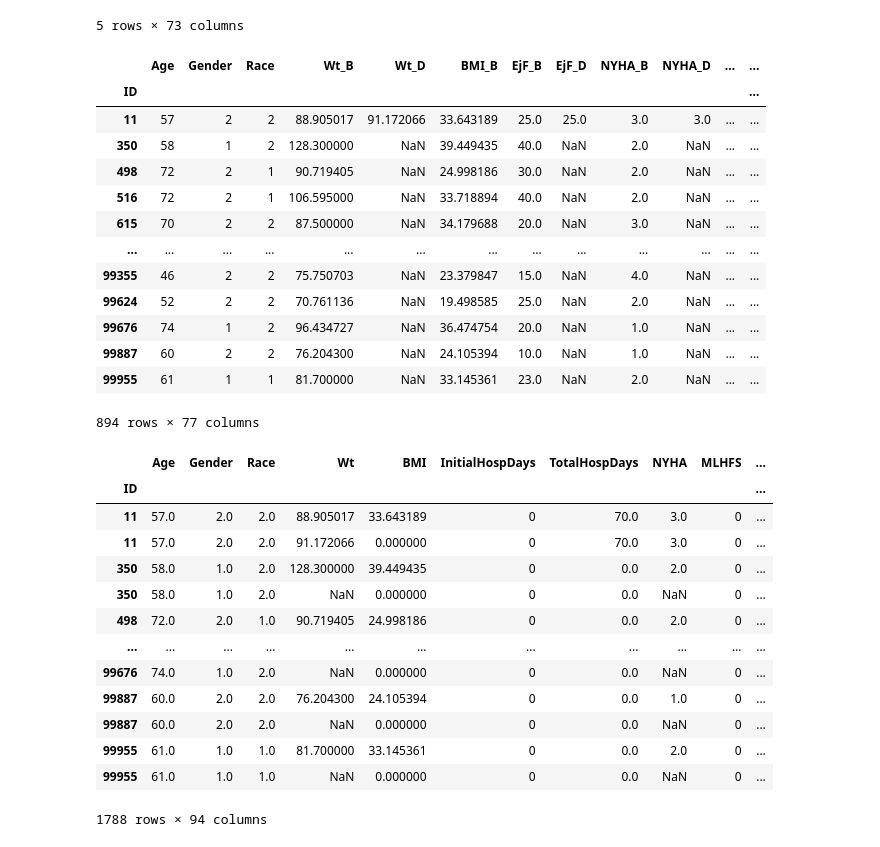
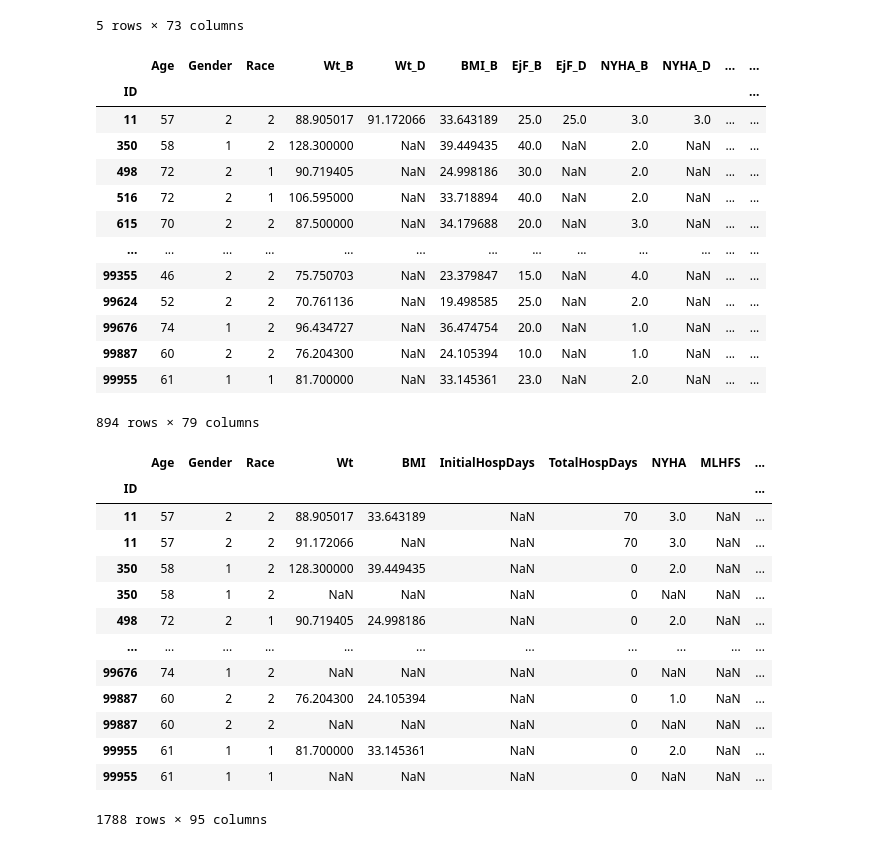
Before and after one commit to jozieLamp/CARNA, a Jupyter notebook: Risk Score Comparison/GUIDE-IT Data Preprocessing_CRS.ipynb, the cells around one changed output. Drawn from its saved outputs; the diff is of its cells as text; code cells hidden in the pictures.

```diff
--- a/Risk Score Comparison/GUIDE-IT Data Preprocessing_CRS.ipynb
+++ b/Risk Score Comparison/GUIDE-IT Data Preprocessing_CRS.ipynb
@@ -1150,6 +1150,26 @@ for idx in demog.index:
         lst.append(0)
 cohort['INOT'] = lst
 
+#resp rate
+base = []
+disch = []
+for idx in demog.index:
+    pt = exam.loc[idx]
+    try:
+        pt = pt[pt['VISIT'] == 'evBLN']
+        base.append(pt['RSVALUE'].item())
+    except:
+        base.append(None)
+
+    try:
+        pt = pt[pt['VISIT'] == 'evBLNFU']
+        disch.append(pt['RSVALUE'].item())
+    except:
+        disch.append(None)
+
+cohort['Resp_B'] = base
+cohort['Resp_D'] = disch
+
 
 cohort
 # %% [output]
@@ -1166,7 +1186,7 @@ cohort
 | 99676 | 74 | 1 | 2 | 96.434727 | NaN | 36.474754 | 20.0 | NaN | 1.0 | NaN | ... | ... |
 | 99887 | 60 | 2 | 2 | 76.204300 | NaN | 24.105394 | 10.0 | NaN | 1.0 | NaN | ... | ... |
 | 99955 | 61 | 1 | 1 | 81.700000 | NaN | 33.145361 | 23.0 | NaN | 2.0 | NaN | ... | ... |
-894 rows × 77 columns
+894 rows × 79 columns
 # %%
 #save guide disch and base
 cohort.to_csv('Preprocessed Data/GUIDEAllData.csv', index=True)
@@ -1186,56 +1206,56 @@ varz = ['Age', 'Gender', 'Race', 'Wt', 'BMI', 'InitialHospDays',
        'EjF', 'BPDIAS', 'BPSYS', 'HR', 'RAP', 'PAS', 'PAD', 'PAMN', 'PCWP',
        'CO', 'CI', 'SVR', 'MIXED', 'HRTRT', 'RAT', 'MAP', 'MPAP', 'CPI', 'PP',
        'PPP', 'PAPP', 'PPRatio', 'PAPi', 'SAPi', 'CPP', 'PRAPRat', 'BNP',
-       'CPR', 'MEVT', 'HGB', 'URIC', 'TOTChol']
+       'CPR', 'MEVT', 'HGB', 'URIC', 'TOTChol', 'Resp']
 
 
 
 giantList = []
 for i in range(len(cohort)):
     df = cohort.iloc[i]
     row0 = []
     row1 = []
     row0.append(df.name)
     row1.append(df.name)
     for col in varz:
         if col in cohort.columns: #value for both
             row0.append(df[col])
             row1.append(df[col])
         elif col + "_B" in cohort.columns and col + "_D" in cohort.columns:
             row0.append(df[col+"_B"])
             row1.append(df[col+"_D"])
         elif col + "_B" in cohort.columns and not col + "_D" in cohort.columns:
             row0.append(df[col+"_B"])
-            row1.append(0)
+            row1.append(np.nan)
         elif not col + "_B" in cohort.columns and col + "_D" in cohort.columns:
-            row0.append(0)
+            row0.append(np.nan)
             row1.append(df[col+"_D"])
         else:
-            row0.append(0)
-            row1.append(0)
+            row0.append(np.nan)
+            row1.append(np.nan)
 
     giantList.append(row0)
     giantList.append(row1)
 
 varz.insert(0, 'ID')
 allData = pd.DataFrame(giantList, columns=varz).set_index('ID', drop=True)
 
 allData
 # %% [output]
 |  | Age | Gender | Race | Wt | BMI | InitialHospDays | TotalHospDays | NYHA | MLHFS | ... |
 | ID |  |  |  |  |  |  |  |  |  | ... |
-| 11 | 57.0 | 2.0 | 2.0 | 88.905017 | 33.643189 | 0 | 70.0 | 3.0 | 0 | ... |
-| 11 | 57.0 | 2.0 | 2.0 | 91.172066 | 0.000000 | 0 | 70.0 | 3.0 | 0 | ... |
-| 350 | 58.0 | 1.0 | 2.0 | 128.300000 | 39.449435 | 0 | 0.0 | 2.0 | 0 | ... |
-| 350 | 58.0 | 1.0 | 2.0 | NaN | 0.000000 | 0 | 0.0 | NaN | 0 | ... |
-| 498 | 72.0 | 2.0 | 1.0 | 90.719405 | 24.998186 | 0 | 0.0 | 2.0 | 0 | ... |
+| 11 | 57 | 2 | 2 | 88.905017 | 33.643189 | NaN | 70 | 3.0 | NaN | ... |
+| 11 | 57 | 2 | 2 | 91.172066 | NaN | NaN | 70 | 3.0 | NaN | ... |
+| 350 | 58 | 1 | 2 | 128.300000 | 39.449435 | NaN | 0 | 2.0 | NaN | ... |
+| 350 | 58 | 1 | 2 | NaN | NaN | NaN | 0 | NaN | NaN | ... |
+| 498 | 72 | 2 | 1 | 90.719405 | 24.998186 | NaN | 0 | 2.0 | NaN | ... |
 | ... | ... | ... | ... | ... | ... | ... | ... | ... | ... | ... |
-| 99676 | 74.0 | 1.0 | 2.0 | NaN | 0.000000 | 0 | 0.0 | NaN | 0 | ... |
-| 99887 | 60.0 | 2.0 | 2.0 | 76.204300 | 24.105394 | 0 | 0.0 | 1.0 | 0 | ... |
-| 99887 | 60.0 | 2.0 | 2.0 | NaN | 0.000000 | 0 | 0.0 | NaN | 0 | ... |
-| 99955 | 61.0 | 1.0 | 1.0 | 81.700000 | 33.145361 | 0 | 0.0 | 2.0 | 0 | ... |
-| 99955 | 61.0 | 1.0 | 1.0 | NaN | 0.000000 | 0 | 0.0 | NaN | 0 | ... |
+| 99676 | 74 | 1 | 2 | NaN | NaN | NaN | 0 | NaN | NaN | ... |
+| 99887 | 60 | 2 | 2 | 76.204300 | 24.105394 | NaN | 0 | 1.0 | NaN | ... |
+| 99887 | 60 | 2 | 2 | NaN | NaN | NaN | 0 | NaN | NaN | ... |
+| 99955 | 61 | 1 | 1 | 81.700000 | 33.145361 | NaN | 0 | 2.0 | NaN | ... |
+| 99955 | 61 | 1 | 1 | NaN | NaN | NaN | 0 | NaN | NaN | ... |
-1788 rows × 94 columns
+1788 rows × 95 columns
 # %%
 #save to file
 allData.to_csv("Preprocessed Data/GUIDEAllDataSingleValue.csv")
```
Also changed, not shown: parts of 3 cells of this notebook, 14 other files.
